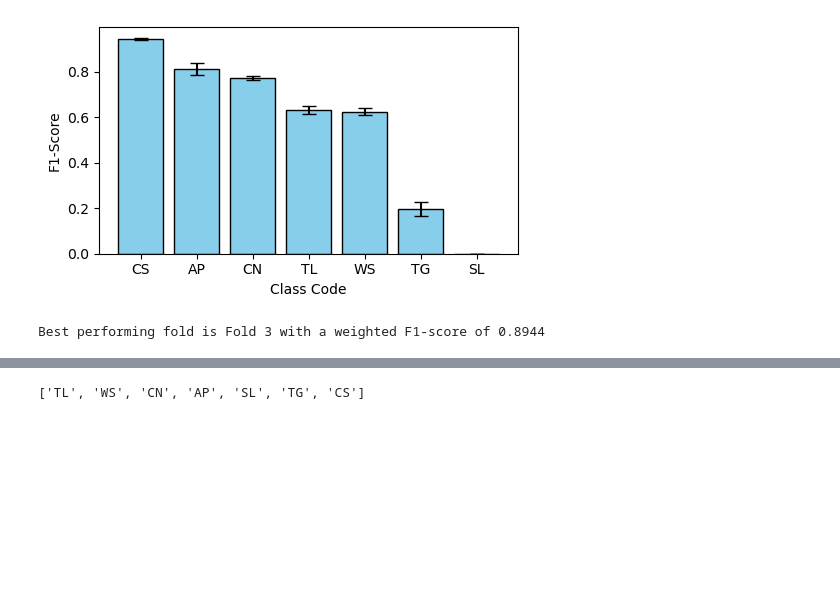
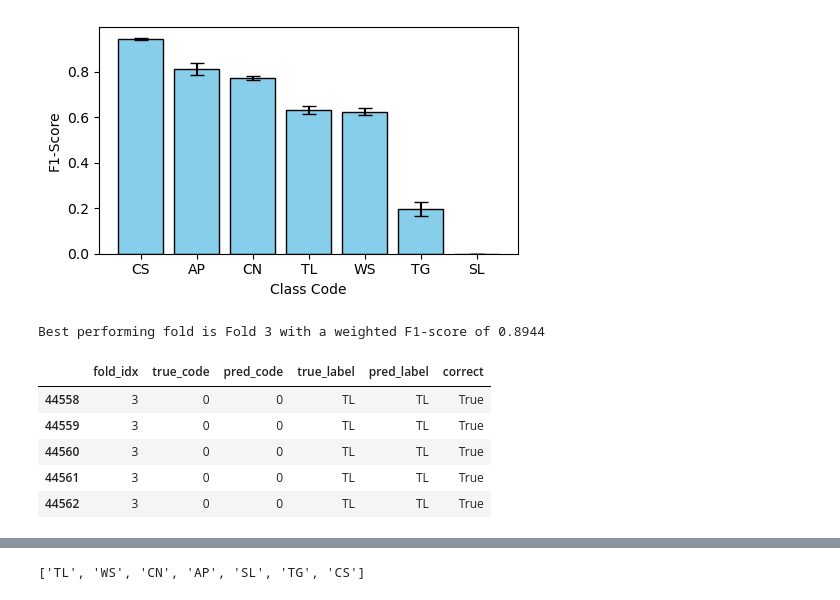
Before and after one commit to maxwellCcook/rooftop-mapping, a Jupyter notebook: code/04resnet18-cv-training-denver.ipynb, the cells around one changed output, grey strips where cells are left out. Saved outputs shown, nothing was run; the diff lists cells and outputs as text; code cells hidden in the pictures; blank space fills up the shorter version.

```diff
--- a/code/04resnet18-cv-training-denver.ipynb
+++ b/code/04resnet18-cv-training-denver.ipynb
@@ -790,6 +790,9 @@ Loading model from path: /home/jovyan/results/resnet18-cv/denver-resnet18_fold1.
         Processed 10240 samples
         Processed 10880 samples
 Completed predictions for all folds!
+# %%
+# (optional) Load the prediction dataframe
+preds_df = pd.read_csv(os.path.join(results_dir, 'dc-resnet18_cv_holdout_preds.csv'))
 # %%
 # Plot the number of correct predictions by class/fold
 # %%
@@ -945,3 +948,13 @@ best_fold = f1_scores_wt_df.loc[f1_scores_wt_df['weighted_f1_score'].idxmax()]
 print(f"Best performing fold is Fold {int(best_fold['fold_idx'])} with a weighted F1-score of {best_fold['weighted_f1_score']:.4f}")
 # %% [output]
 Best performing fold is Fold 3 with a weighted F1-score of 0.8944
+# %%
+best_fold_df = preds_df[preds_df['fold_idx'] == int(best_fold['fold_idx'])]
+best_fold_df.head()
+# %% [output]
+|  | fold_idx | true_code | pred_code | true_label | pred_label | correct |
+| 44558 | 3 | 0 | 0 | TL | TL | True |
+| 44559 | 3 | 0 | 0 | TL | TL | True |
+| 44560 | 3 | 0 | 0 | TL | TL | True |
+| 44561 | 3 | 0 | 0 | TL | TL | True |
+| 44562 | 3 | 0 | 0 | TL | TL | True |
```
Also changed, not shown: parts of 3 cells of this notebook, 1 other file.
